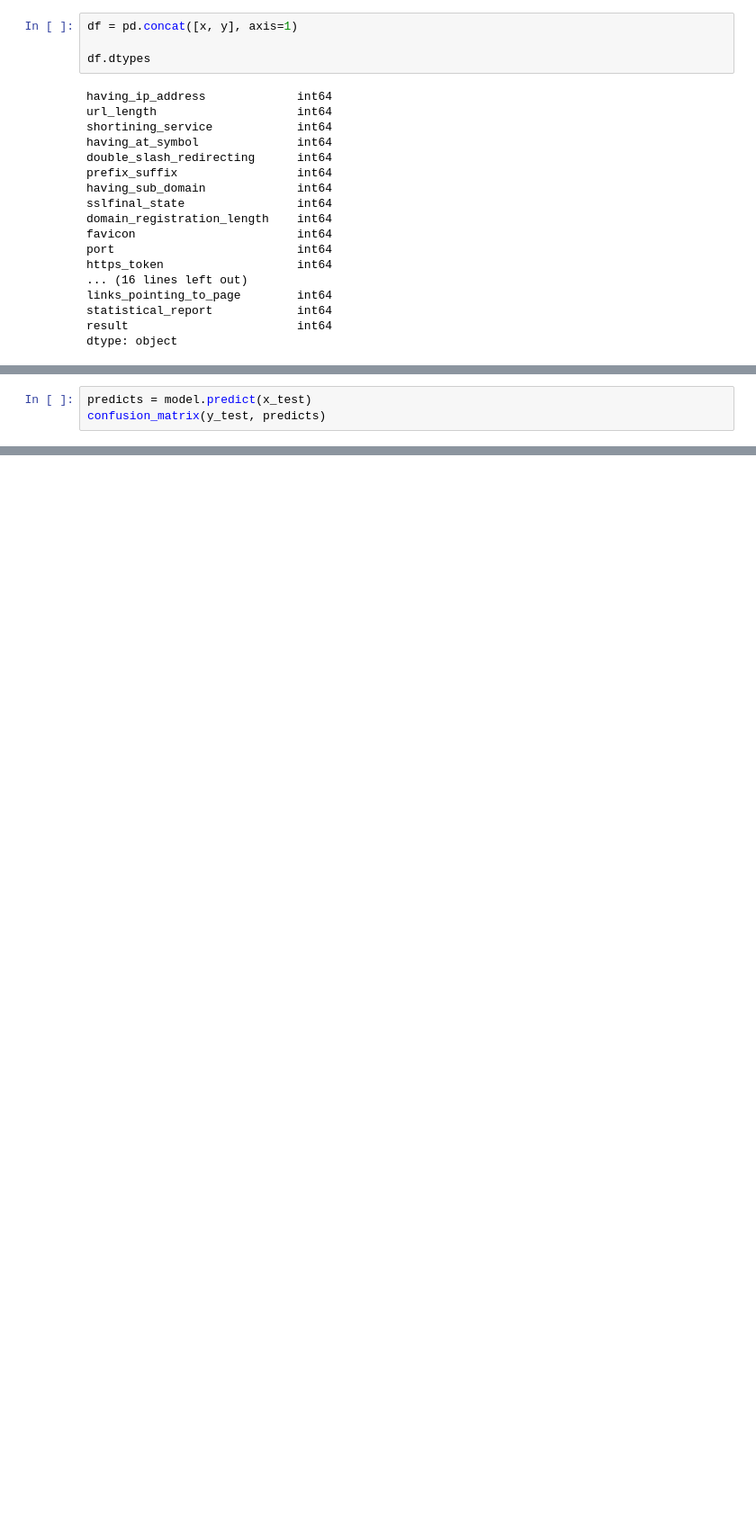
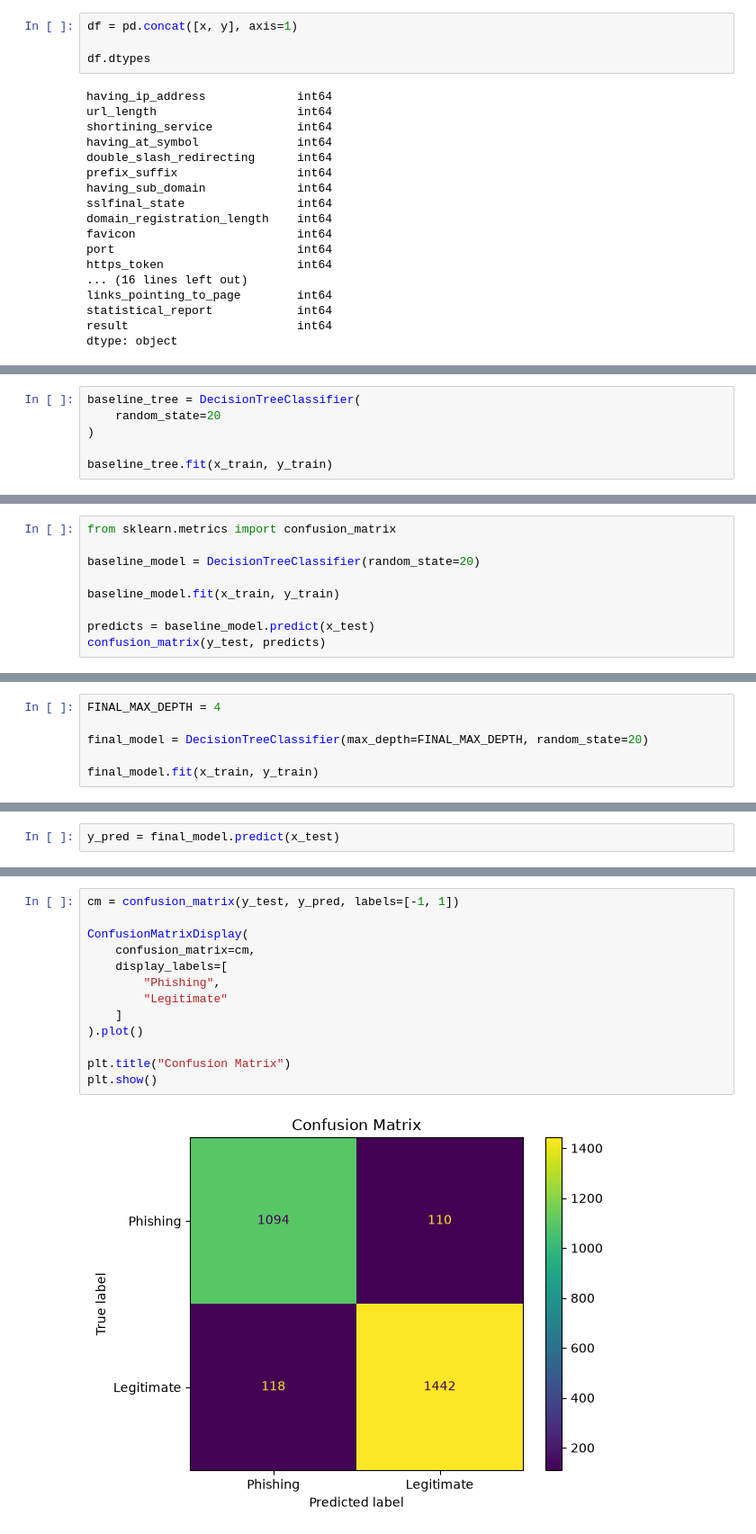
Before and after one commit to MustBeViable/DatanKasittely, a Jupyter notebook: elias_rinne_paatospuut.ipynb, the cells around one changed output, grey strips where cells are left out. Shown at 90% size. Drawn from its saved outputs; the diff is of its cells as text; blank space fills up the shorter version.

Commit message:
add completed decision tree phase

```diff
--- a/elias_rinne_paatospuut.ipynb
+++ b/elias_rinne_paatospuut.ipynb
@@ -80,0 +214,6 @@ plt.show()
+# %%
+baseline_tree = DecisionTreeClassifier(
+    random_state=20
+)
+
+baseline_tree.fit(x_train, y_train)
@@ -81,4 +248,10 @@ plt.show()
 # %%
-predicts = model.predict(x_test)
+from sklearn.metrics import confusion_matrix
+
+baseline_model = DecisionTreeClassifier(random_state=20)
+
+baseline_model.fit(x_train, y_train)
+
+predicts = baseline_model.predict(x_test)
 confusion_matrix(y_test, predicts)
 # %% [output]
@@ -85,0 +299,6 @@ NameError: name 'confusion_matrix' is not defined
+# %%
+FINAL_MAX_DEPTH = 4
+
+final_model = DecisionTreeClassifier(max_depth=FINAL_MAX_DEPTH, random_state=20)
+
+final_model.fit(x_train, y_train)
@@ -85,0 +313,2 @@ NameError: name 'confusion_matrix' is not defined
+# %%
+y_pred = final_model.predict(x_test)
@@ -85,0 +378,15 @@ NameError: name 'confusion_matrix' is not defined
+# %%
+cm = confusion_matrix(y_test, y_pred, labels=[-1, 1])
+
+ConfusionMatrixDisplay(
+    confusion_matrix=cm,
+    display_labels=[
+        "Phishing",
+        "Legitimate"
+    ]
+).plot()
+
+plt.title("Confusion Matrix")
+plt.show()
+# %% [output]
+[figure, added]
```
Also changed, not shown: parts of 33 cells of this notebook.
